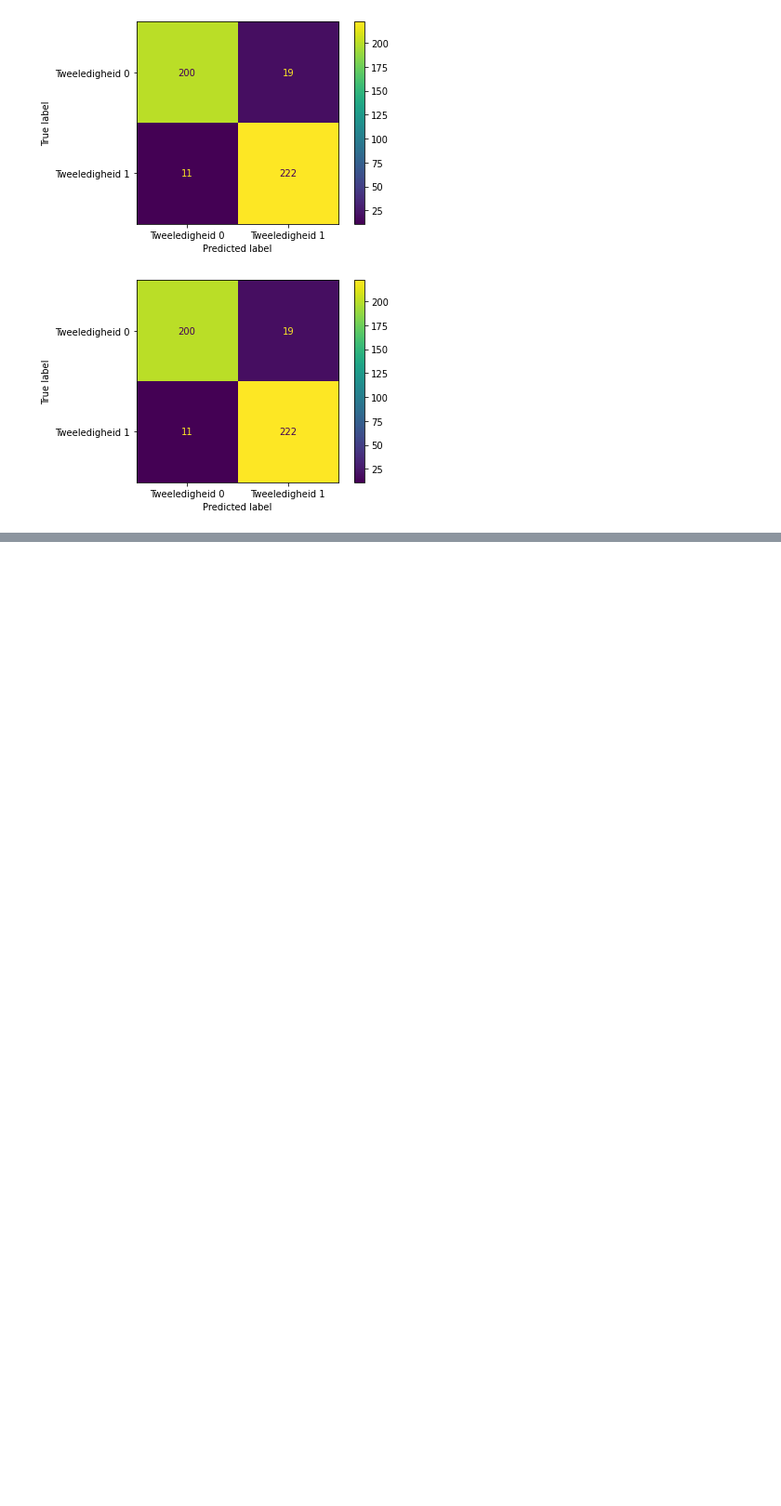
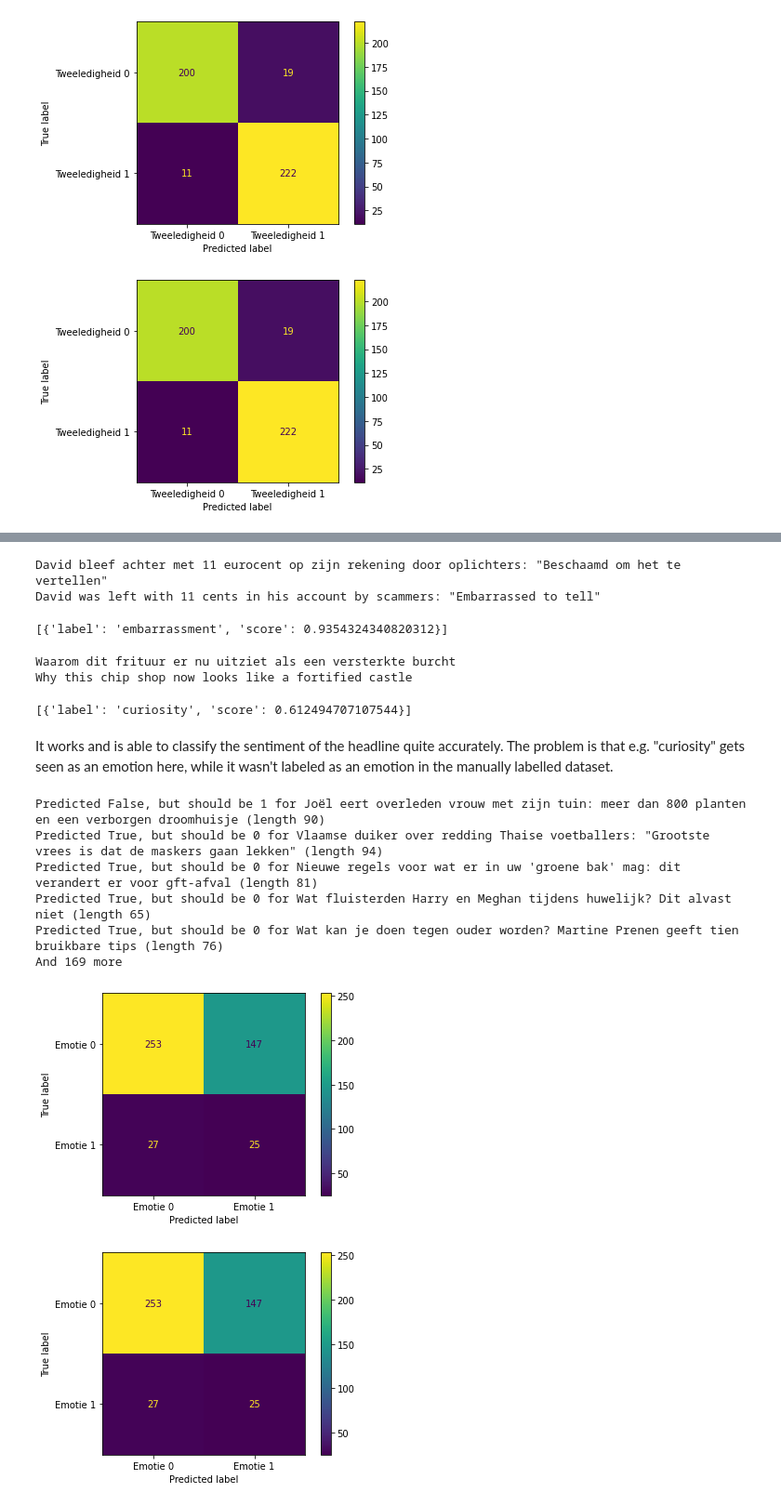
Before and after one commit to arnodeceuninck/news-headlines-research, a Jupyter notebook: 1 Label classification.ipynb, the cells around one changed output, grey strips where cells are left out. Shown at 93% size. Saved outputs shown, nothing was run; the diff lists cells and outputs as text; code cells hidden in the pictures; blank space fills up the shorter version.

Commit message:
Emotion classification attempts

```diff
--- a/1 Label classification.ipynb
+++ b/1 Label classification.ipynb
@@ -752,0 +763,13 @@ And 25 more
+# %%
+import tensorflow as tf
+# Code copied from https://huggingface.co/arpanghoshal/EmoRoBERTa
+from transformers import RobertaTokenizerFast, TFRobertaForSequenceClassification, pipeline
+
+tokenizer = RobertaTokenizerFast.from_pretrained("arpanghoshal/EmoRoBERTa")
+model = TFRobertaForSequenceClassification.from_pretrained("arpanghoshal/EmoRoBERTa")
+
+emotion = pipeline('sentiment-analysis',
+                    model='arpanghoshal/EmoRoBERTa')
+
+emotion_labels = emotion("Thanks for using it.")
+print(emotion_labels)
@@ -752,0 +808,23 @@ And 25 more
+# %%
+# from translate import Translator
+# from googletrans import Translator # gtrans
+from deep_translator import GoogleTranslator
+from transformers import RobertaTokenizerFast, TFRobertaForSequenceClassification, pipeline
+
+tokenizer = RobertaTokenizerFast.from_pretrained("arpanghoshal/EmoRoBERTa")
+model = TFRobertaForSequenceClassification.from_pretrained("arpanghoshal/EmoRoBERTa")
+
+emotion = pipeline('sentiment-analysis',
+                    model='arpanghoshal/EmoRoBERTa')
+
+# translator= Translator(from_lang="dutch",to_lang="english")
+# translator= Translator() # gtrans
+translator= GoogleTranslator(source='nl',target='en')
+
+def get_emotion(dutch_headline, verbose=False):
+    print(dutch_headline) if verbose else None
+    en_headline = translator.translate(dutch_headline)
+    # en_headline = translator.translate(dutch_headline, src="nl",dest="en") # gtrans
+    print(en_headline) if verbose else None
+    emotion_labels = emotion(en_headline)
+    return emotion_labels
@@ -752,0 +848,28 @@ And 25 more
+# %%
+get_emotion(sentence1, verbose=True)
+# %% [output]
+David bleef achter met 11 eurocent op zijn rekening door oplichters: "Beschaamd om het te vertellen"
+David was left with 11 cents in his account by scammers: "Embarrassed to tell"
+[{'label': 'embarrassment', 'score': 0.9354324340820312}]
+# %%
+get_emotion(sentence2, verbose=True)
+# %% [output]
+Waarom dit frituur er nu uitziet als een versterkte burcht
+Why this chip shop now looks like a fortified castle
+[{'label': 'curiosity', 'score': 0.612494707107544}]
+# %% [markdown]
+It works and is able to classify the sentiment of the headline quite accurately. The problem is that e.g. "curiosity" gets seen as an emotion here, while it wasn't labeled as an emotion in the manually labelled dataset.
+# %%
+def contains_emotion(headline):
+    return get_emotion(headline)[0]["label"] != "neutral"
+# %%
+get_evaluation("Emotie", contains_emotion)
+# %% [output]
+Predicted False, but should be 1 for Joël eert overleden vrouw met zijn tuin: meer dan 800 planten en een verborgen droomhuisje (length 90)
+Predicted True, but should be 0 for Vlaamse duiker over redding Thaise voetballers: "Grootste vrees is dat de maskers gaan lekken" (length 94)
+Predicted True, but should be 0 for Nieuwe regels voor wat er in uw 'groene bak' mag: dit verandert er voor gft-afval (length 81)
+Predicted True, but should be 0 for Wat fluisterden Harry en Meghan tijdens huwelijk? Dit alvast niet (length 65)
+Predicted True, but should be 0 for Wat kan je doen tegen ouder worden? Martine Prenen geeft tien bruikbare tips (length 76)
+And 169 more
+[figure, added]
+[figure, added]
```
Also changed, not shown: parts of 29 cells of this notebook.
